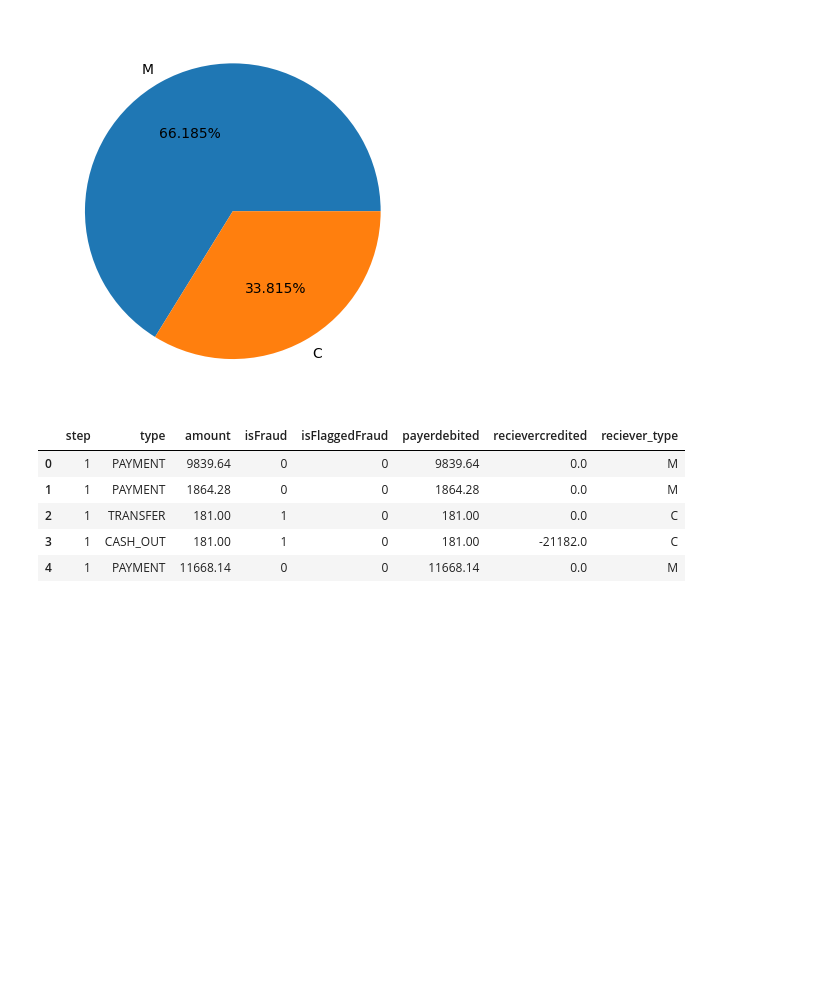
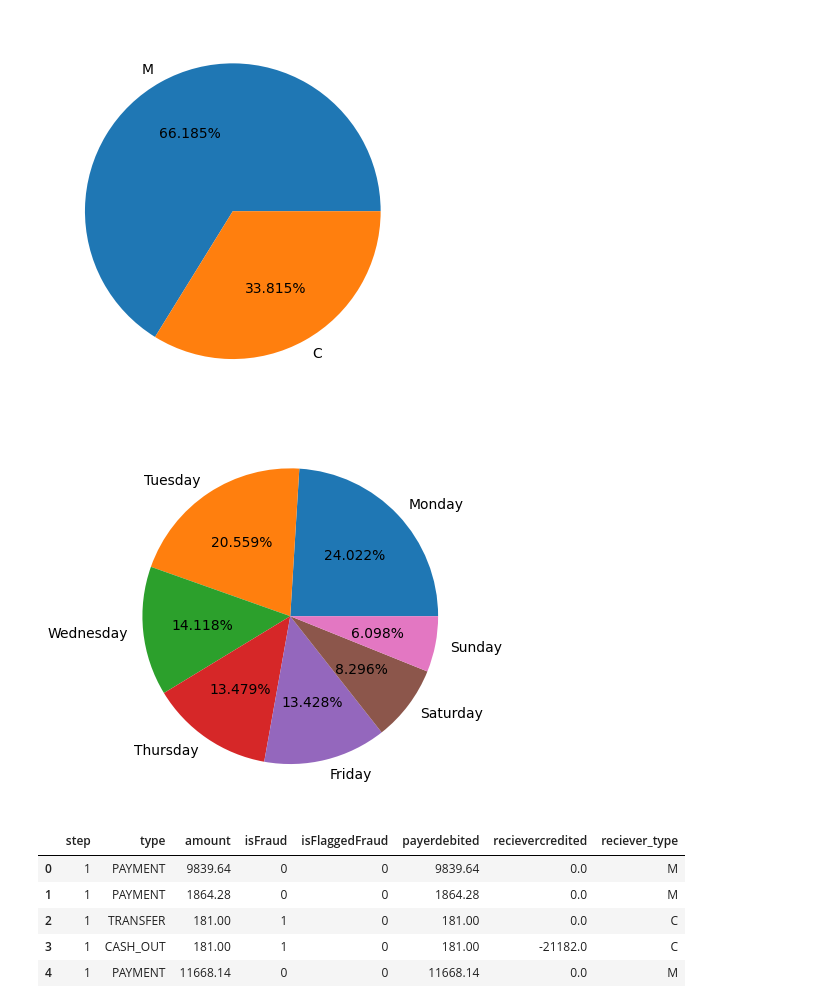
Before and after one commit to ISHOOO/Financial-Fraud-Detection, a Jupyter notebook: fraud_detection.ipynb, the cells around one changed output. Cells and saved outputs as stored; diff of their text form; code cells hidden in the pictures; blank space fills up the shorter version.

```diff
--- a/fraud_detection.ipynb
+++ b/fraud_detection.ipynb
@@ -121,6 +142,11 @@ plt.pie(df["reciever_type"].value_counts(),labels=df["reciever_type"].unique(),a
 plt.show()
 # %% [output]
 [figure]
+# %%
+plt.pie(df["day_of_week"].value_counts(),labels=["Monday","Tuesday","Wednesday","Thursday","Friday","Saturday","Sunday"],autopct='%1.3f%%')
+plt.show()
+# %% [output]
+[figure, added]
 # %%
 df.head()
 # %% [output]
```
Also changed, not shown: parts of 16 cells of this notebook, 1 other file.
